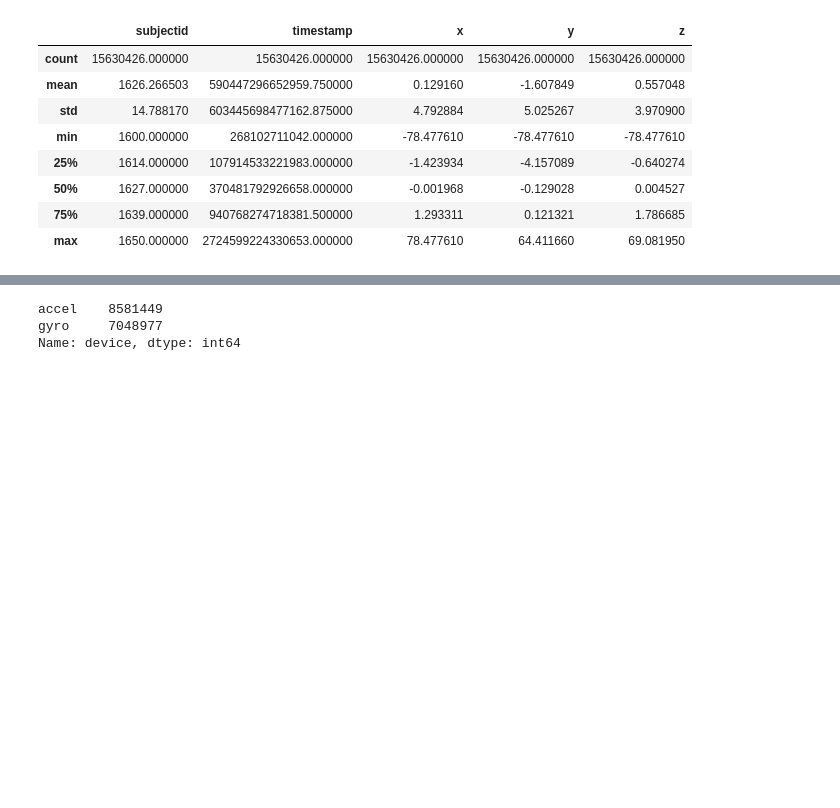
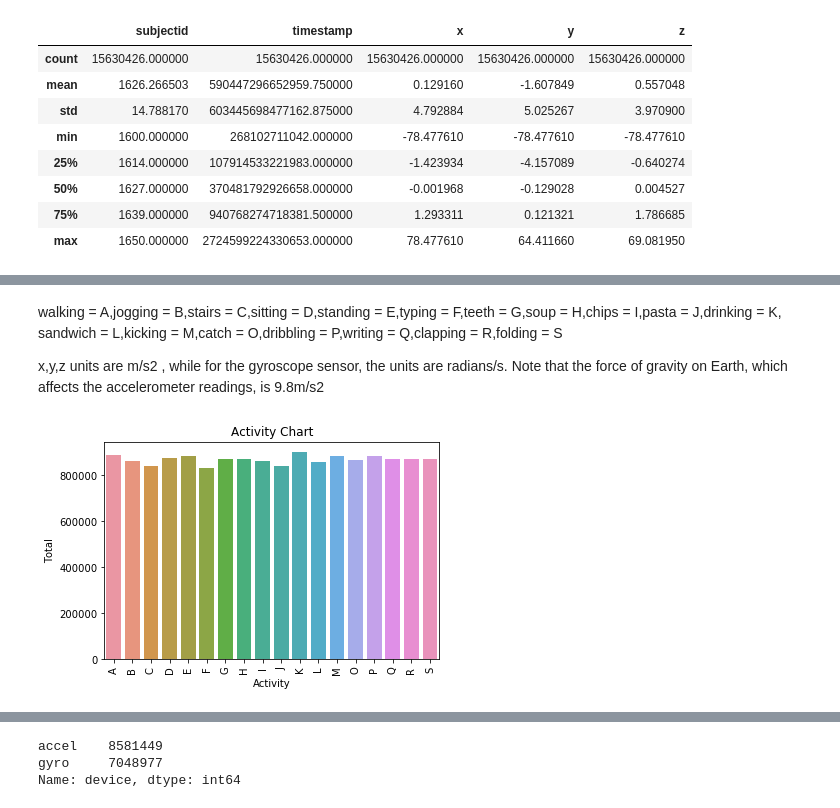
Before and after one commit to luis-reyes/ClassifyActivitiesAccelerometer-Gyroscope, a Jupyter notebook: wisdmclassify.data_exp.1.ipynb, the cells around one changed output, grey strips where cells are left out. Drawn from its saved outputs; the diff is of its cells as text; code cells hidden in the pictures; blank space fills up the shorter version.

```diff
--- a/wisdmclassify.data_exp.1.ipynb
+++ b/wisdmclassify.data_exp.1.ipynb
@@ -81,0 +71,18 @@ ValueError: Could not interpret input 'x,y,z'
+# %% [markdown]
+walking = A,jogging = B,stairs = C,sitting = D,standing = E,typing = F,teeth = G,soup = H,chips = I,pasta = J,drinking = K,
+sandwich = L,kicking = M,catch = O,dribbling = P,writing = Q,clapping = R,folding = S
+
+x,y,z units are
+m/s2
+, while for the gyroscope sensor, the units are
+radians/s. Note that the force of gravity on Earth,
+which affects the accelerometer readings, is 9.8m/s2
+# %%
+sns.countplot(x='activity', data=df)
+plt.title('Activity Chart')
+plt.ylabel('Total')
+plt.xlabel('Activity')
+plt.xticks(rotation = 90)
+plt.show();
+# %% [output]
+[figure, added]
```
Also changed, not shown: parts of 12 cells of this notebook.
